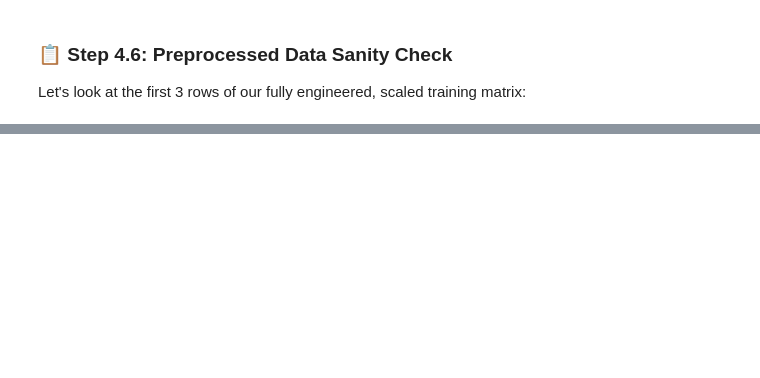
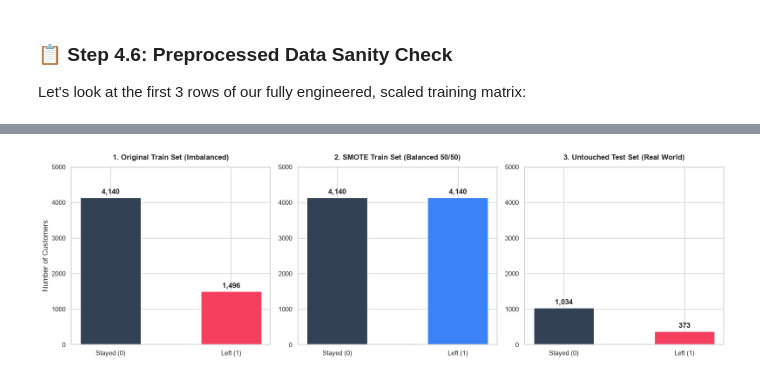
Before and after one commit to AsemaniJoshua/Retention-Analysis-Data-Science-Project, a Jupyter notebook: telco_customer_churn_analysis.ipynb, the cells around one changed output, grey strips where cells are left out. Cells and saved outputs as stored; diff of their text form; code cells hidden in the pictures; blank space fills up the shorter version.

```diff
--- a/telco_customer_churn_analysis.ipynb
+++ b/telco_customer_churn_analysis.ipynb
@@ -1046,0 +1300,39 @@ In Section 5, we will:
+# %%
+# ==============================================================================
+# STEP 5.4: VISUAL COMPARISON OF TRAINING & TESTING DISTRIBUTIONS
+# ==============================================================================
+
+fig, axes = plt.subplots(1, 3, figsize=(16, 5))
+
+# Plot 1: Original Training Set
+bars1 = axes[0].bar(['Stayed (0)', 'Left (1)'], [count_0, count_1], color=['#334155', '#F43F5E'], width=0.5)
+axes[0].set_title("1. Original Train Set (Imbalanced)", fontsize=12, weight='bold', pad=12)
+axes[0].set_ylabel("Number of Customers")
+axes[0].set_ylim(0, 5000)
+for bar in bars1:
+    h = bar.get_height()
+    axes[0].text(bar.get_x() + bar.get_width()/2., h + 100, f"{int(h):,}", ha='center', weight='bold')
+
+# Plot 2: SMOTE Resampled Training Set
+bars2 = axes[1].bar(['Stayed (0)', 'Left (1)'], [sum(y_train_smote == 0), sum(y_train_smote == 1)],
+                    color=['#334155', '#3B82F6'], width=0.5)
+axes[1].set_title("2. SMOTE Train Set (Balanced 50/50)", fontsize=12, weight='bold', pad=12)
+axes[1].set_ylim(0, 5000)
+for bar in bars2:
+    h = bar.get_height()
+    axes[1].text(bar.get_x() + bar.get_width()/2., h + 100, f"{int(h):,}", ha='center', weight='bold')
+
+# Plot 3: Untouched Real-World Test Set
+test_counts = y_test.value_counts()
+bars3 = axes[2].bar(['Stayed (0)', 'Left (1)'], [test_counts[0], test_counts[1]],
+                    color=['#334155', '#F43F5E'], width=0.5)
+axes[2].set_title("3. Untouched Test Set (Real World)", fontsize=12, weight='bold', pad=12)
+axes[2].set_ylim(0, 5000)
+for bar in bars3:
+    h = bar.get_height()
+    axes[2].text(bar.get_x() + bar.get_width()/2., h + 100, f"{int(h):,}", ha='center', weight='bold')
+
+plt.tight_layout()
+plt.show()
+# %% [output]
+[figure, added]
```
Also changed, not shown: parts of 18 cells of this notebook, 1 other file.
